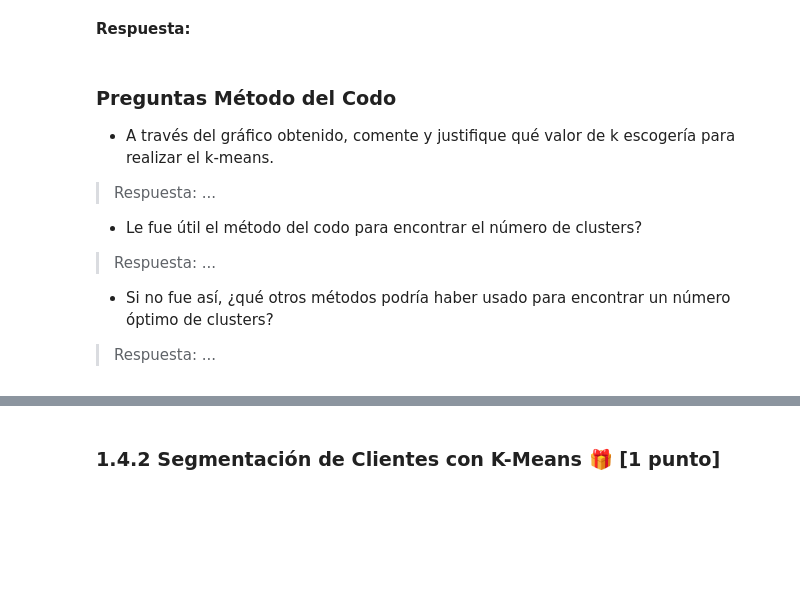
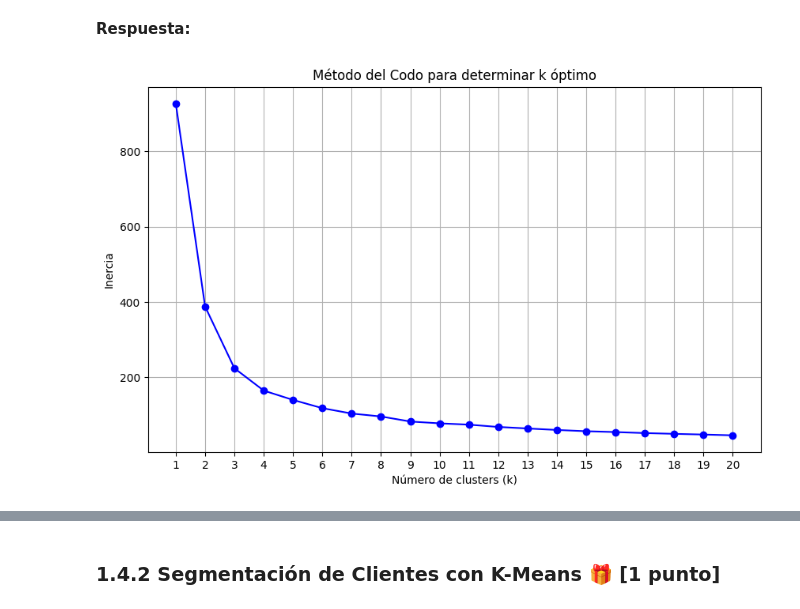
Before and after one commit to BAFCS/MDS7202, a Jupyter notebook: Labs/Lab_5/Lab5_enunciado.ipynb, the cells around one changed output, grey strips where cells are left out. Drawn from its saved outputs; the diff is of its cells as text; code cells hidden in the pictures; blank space fills up the shorter version.

```diff
--- a/Labs/Lab_5/Lab5_enunciado.ipynb
+++ b/Labs/Lab_5/Lab5_enunciado.ipynb
@@ -359,14 +346,29 @@ from sklearn.cluster import KMeans  # noqa: F401
-# %% [markdown]
-### Preguntas Método del Codo
-
-- A través del gráfico obtenido, comente y justifique qué valor de k escogería para realizar el k-means.
-
-> Respuesta: ...
-
-- Le fue útil el método del codo para encontrar el número de clusters?
-
-> Respuesta: ...
-
-- Si no fue así, ¿qué otros métodos podría haber usado para encontrar un número óptimo de clusters?
-
-> Respuesta: ...
+# %%
+from sklearn.cluster import KMeans  # noqa: F401
+
+
+inercia = []
+k_values = range(1,21)
+
+for k in k_values:
+    pipeline_Kmeans = Pipeline(
+        steps=[
+            ("extractor", extractor),
+            ("escalado", preprocesador),
+            ("kmeans", KMeans(n_clusters=k, random_state=42))
+        ]
+    )
+
+    pipeline_Kmeans.fit(df_retail)
+    inercia.append(pipeline_Kmeans.named_steps['kmeans'].inertia_)
+# %%
+plt.figure(figsize=(10, 6))
+plt.plot(k_values, inercia, 'bo-')
+plt.xlabel('Número de clusters (k)')
+plt.ylabel('Inercia')
+plt.title('Método del Codo para determinar k óptimo')
+plt.grid(True)
+plt.xticks(k_values)
+plt.show()
+# %% [output]
+[figure, added]
```
Also changed, not shown: parts of 5 cells of this notebook.
